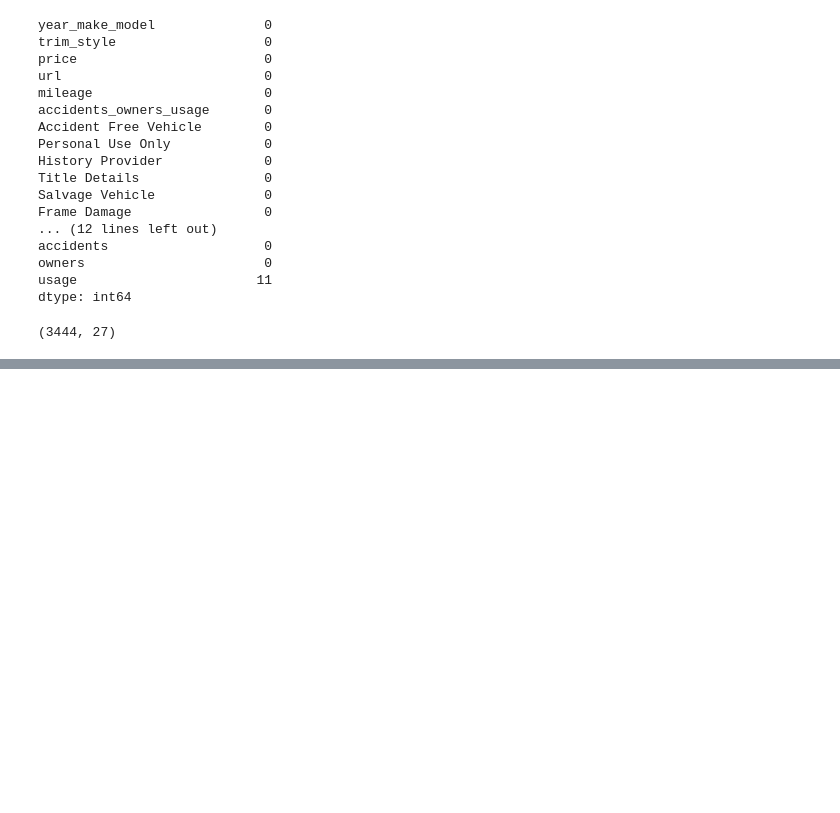
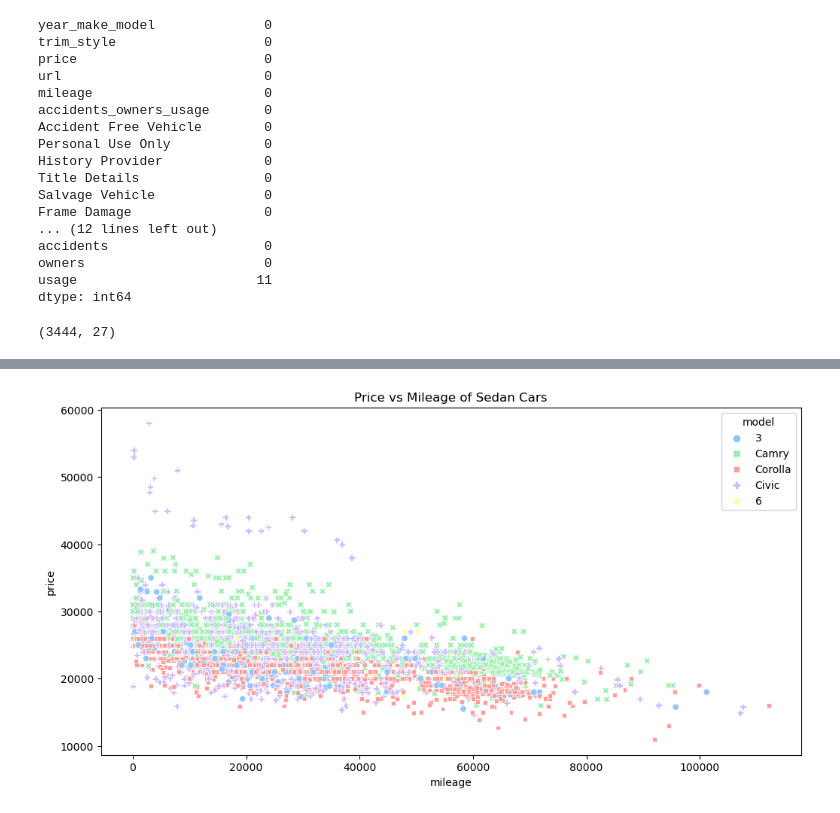
Before and after one commit to lfigil/car_scraper, a Jupyter notebook: car_scraper_web_v2.ipynb, the cells around one changed output, grey strips where cells are left out. Cells and saved outputs as stored; diff of their text form; code cells hidden in the pictures; blank space fills up the shorter version.

```diff
--- a/car_scraper_web_v2.ipynb
+++ b/car_scraper_web_v2.ipynb
@@ -540,0 +632,6 @@ suv_filtered_df.to_csv("vehicle_data/sedan_clean.csv", index=False)
+# %%
+sns.scatterplot(data=sedan_df, x='mileage', y='price', hue='model', style='model')
+plt.title("Price vs Mileage of Sedan Cars")
+plt.show()
+# %% [output]
+[figure, added]
```
Also changed, not shown: parts of 13 cells of this notebook, 23 other files.
